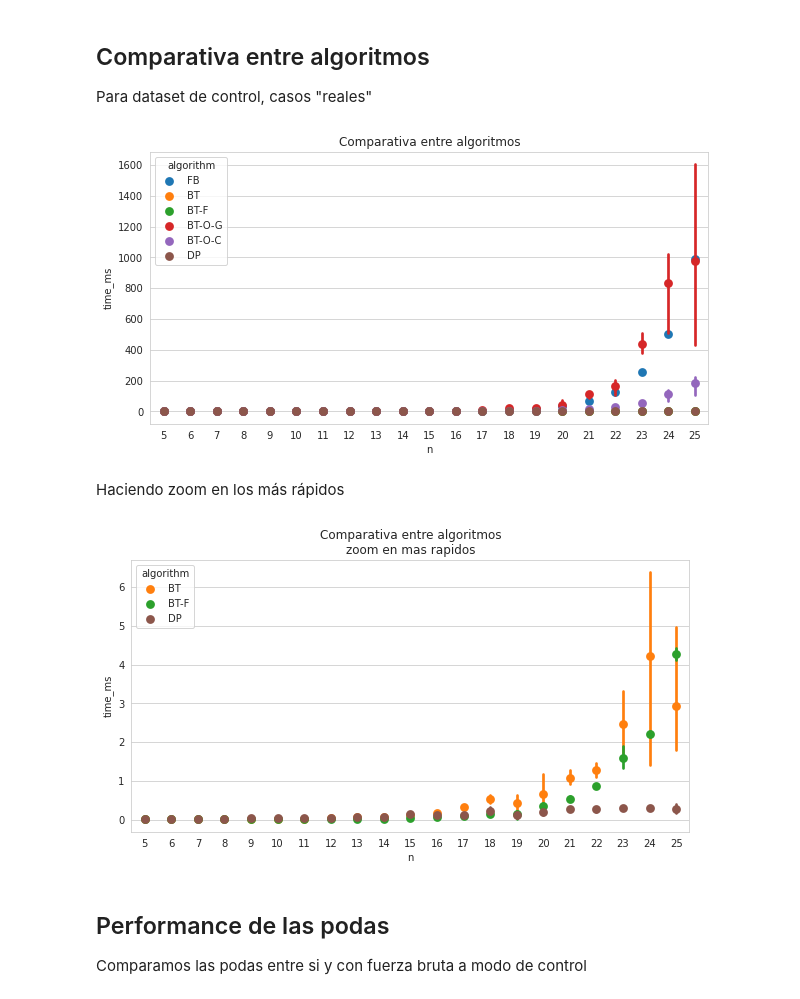
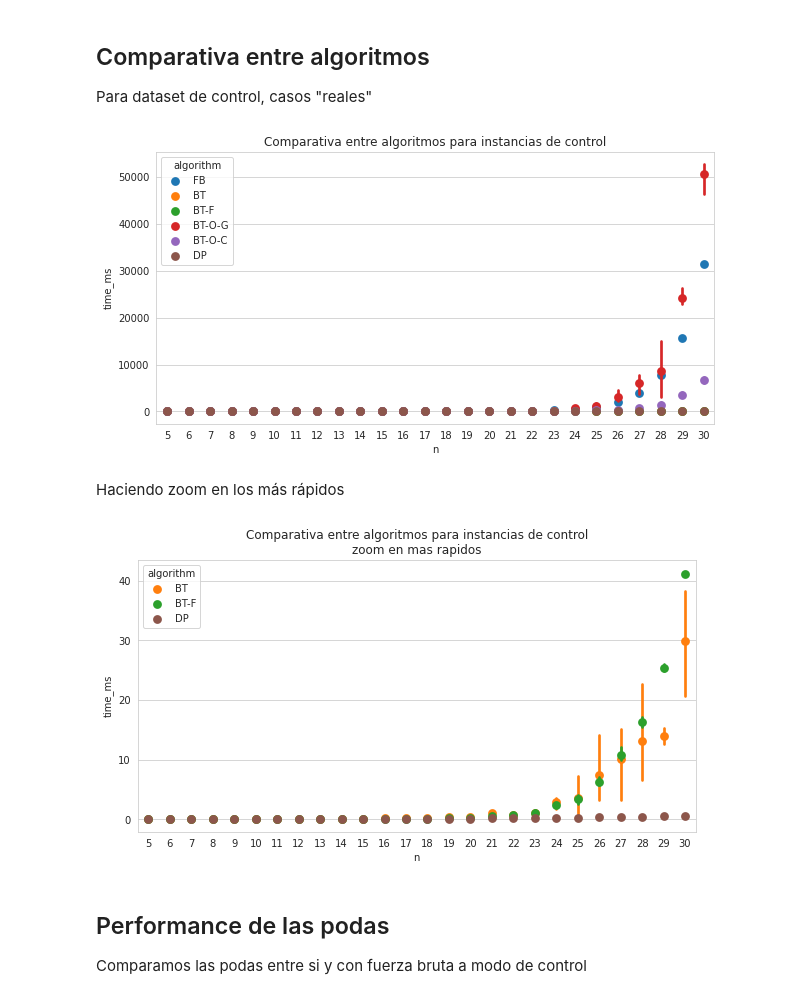
Before and after one commit to mnPanic/algo3-tp1, a Jupyter notebook: jupyter/analisis.ipynb, the cells around one changed output. Saved outputs shown, nothing was run; the diff lists cells and outputs as text; code cells hidden in the pictures.

```diff
--- a/jupyter/analisis.ipynb
+++ b/jupyter/analisis.ipynb
@@ -48,5 +48,11 @@ def correlacion_pearson(data_frame, columna1, columna2):
 # %%
 # Leemos los resultados para luego analizar cada dataset/experimento
 sns.set_style("whitegrid")
-df_results = pd.read_csv("resultados_old.csv")
+df_results = pd.read_csv("resultados.csv")
 df_results = generate_attrs(df_results)
+# %%
+# para poder tener todos como ints, no tenemos que tener NaN, entonces le pongo un valor negativo
+# para que lo distingamos. De todas formas nunca deberiamos estar en una situacion donde tengamos
+# un NaN porque filtramos por dataset.
+df_results = df_results.fillna(-1).astype({'m': 'int64', 'pos': 'int64', 'grupos': 'int64'})
+df_results.info()
@@ -176,20 +202,20 @@ Para dataset de control, casos "reales"
 df_control = df_results[(df_results["dataset"] == "control")]
 plt.subplots(figsize=FIGSIZE)
 g = sns.pointplot(data=df_control, x="n", y="time_ms", hue="algorithm", join=False, palette=PALETTE)
-g.set_title("Comparativa entre algoritmos")
-plt.savefig("img/comparativa.svg");
+g.set_title("Comparativa entre algoritmos para instancias de control")
+plt.savefig("img/comparativa/todos.svg");
 # %% [output]
-[figure, old version]
+[figure, new version]
 # %% [markdown]
 Haciendo zoom en los más rápidos
 # %%
 df_control = df_results[(df_results["dataset"] == "control") & (df_results["algorithm"].isin(["BT", "BT-F", "DP"]))]
 plt.subplots(figsize=FIGSIZE)
 g = sns.pointplot(data=df_control, x="n", y="time_ms", hue="algorithm", join=False, palette=PALETTE)
-g.set_title("Comparativa entre algoritmos\nzoom en mas rapidos")
-plt.savefig("img/comparativa-zoom.svg");
+g.set_title("Comparativa entre algoritmos para instancias de control\nzoom en mas rapidos")
+plt.savefig("img/comparativa/zoom.svg");
 # %% [output]
-[figure, old version]
+[figure, new version]
 # %% [markdown]
 ## Performance de las podas
 
```
Also changed, not shown: parts of 27 cells of this notebook, 57 other files.
